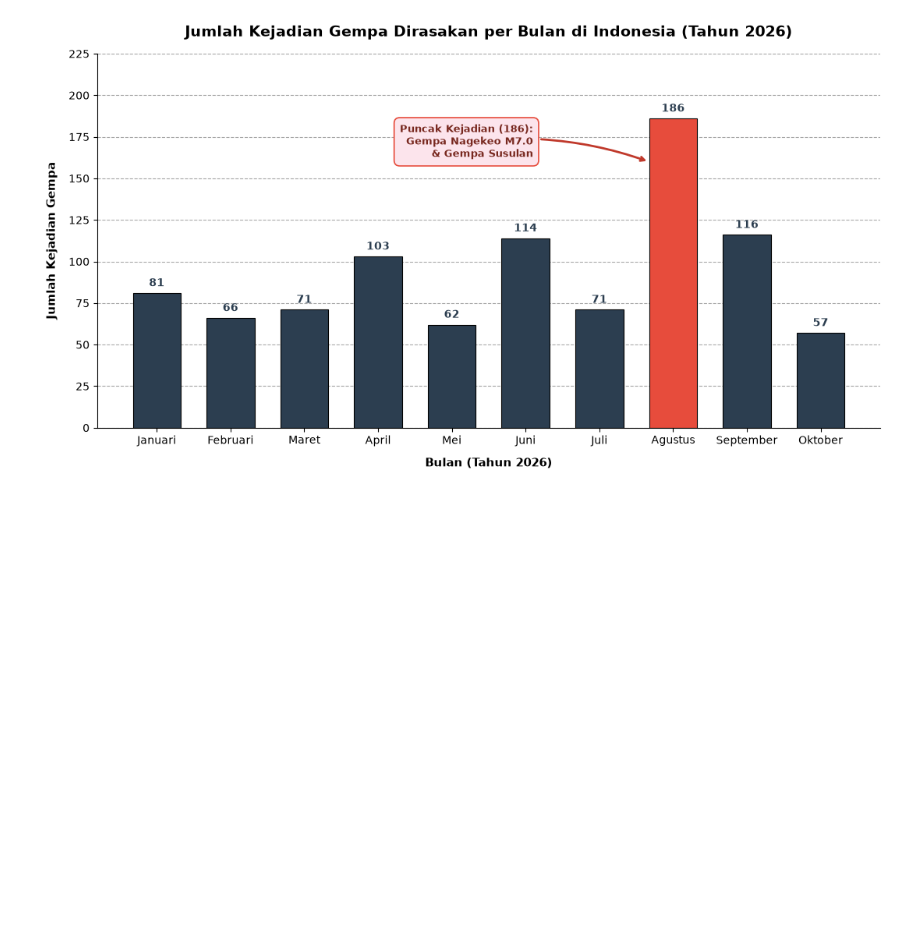
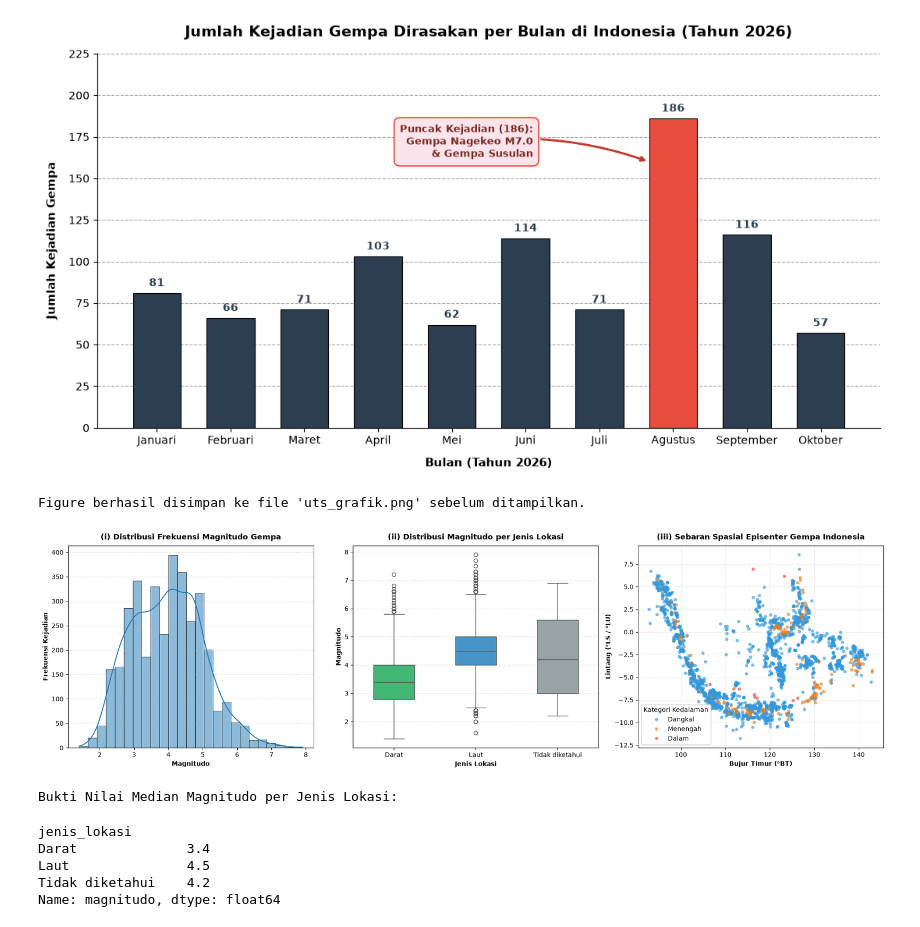
Before and after one commit to G-than12/DV-08-BMKG-EARTHQUAKE-ANALYSIS, a Jupyter notebook: UTS_60324059_GathanHilabi_VD(A).ipynb, the cells around one changed output. Cells and saved outputs as stored; diff of their text form; code cells hidden in the pictures; blank space fills up the shorter version.

Commit message:
feat(viz): add three-panel Seaborn visualization and export uts_grafik.png (B4.2)

```diff
--- a/UTS_60324059_GathanHilabi_VD(A).ipynb
+++ b/UTS_60324059_GathanHilabi_VD(A).ipynb
@@ -404,3 +404,83 @@ plt.tight_layout()
 plt.show()
 # %% [output]
 [figure]
+# %%
+# B4.2: Tiga Panel Seaborn (1 baris x 3 kolom)
+fig, axes = plt.subplots(1, 3, figsize=(19, 5.5))
+
+# (i) Panel 1: Histogram magnitudo dengan KDE (bins = 25)
+sns.histplot(
+    data=df_bersih,
+    x='magnitudo',
+    bins=25,
+    kde=True,
+    color='#1f77b4',
+    edgecolor='black',
+    linewidth=0.5,
+    ax=axes[0]
+)
+axes[0].set_title('(i) Distribusi Frekuensi Magnitudo Gempa', fontsize=12, fontweight='bold', pad=10)
+axes[0].set_xlabel('Magnitudo', fontsize=10, fontweight='bold')
+axes[0].set_ylabel('Frekuensi Kejadian', fontsize=10, fontweight='bold')
+axes[0].grid(axis='y', linestyle=':', alpha=0.6)
+
+# (ii) Panel 2: Boxplot magnitudo per jenis_lokasi (urutan Darat, Laut, Tidak diketahui)
+urutan_lokasi = ['Darat', 'Laut', 'Tidak diketahui']
+palet_lokasi = {'Darat': '#2ecc71', 'Laut': '#3498db', 'Tidak diketahui': '#95a5a6'}
+
+sns.boxplot(
+    data=df_bersih,
+    x='jenis_lokasi',
+    y='magnitudo',
+    order=urutan_lokasi,
+    hue='jenis_lokasi',
+    palette=palet_lokasi,
+    legend=False,
+    width=0.5,
+    ax=axes[1]
+)
+axes[1].set_title('(ii) Distribusi Magnitudo per Jenis Lokasi', fontsize=12, fontweight='bold', pad=10)
+axes[1].set_xlabel('Jenis Lokasi', fontsize=10, fontweight='bold')
+axes[1].set_ylabel('Magnitudo', fontsize=10, fontweight='bold')
+axes[1].grid(axis='y', linestyle=':', alpha=0.6)
+
+# (iii) Panel 3: Scatter plot bujur vs lintang berdasarkan kategori_kedalaman
+palet_kedalaman = {'Dangkal': '#3498db', 'Menengah': '#e67e22', 'Dalam': '#e74c3c'}
+urutan_kedalaman = ['Dangkal', 'Menengah', 'Dalam']
+
+sns.scatterplot(
+    data=df_bersih,
+    x='bujur',
+    y='lintang',
+    hue='kategori_kedalaman',
+    hue_order=urutan_kedalaman,
+    palette=palet_kedalaman,
+    alpha=0.65,
+    s=28,
+    edgecolor='none',
+    ax=axes[2]
+)
+axes[2].set_title('(iii) Sebaran Spasial Episenter Gempa Indonesia', fontsize=12, fontweight='bold', pad=10)
+axes[2].set_xlabel('Bujur Timur (°BT)', fontsize=10, fontweight='bold')
+axes[2].set_ylabel('Lintang (°LS / °LU)', fontsize=10, fontweight='bold')
+axes[2].legend(title='Kategori Kedalaman', loc='lower left', framealpha=0.9)
+axes[2].grid(True, linestyle=':', alpha=0.6)
+
+# Gunakan tight_layout() dan simpan figure sebagai uts_grafik.png sebelum menampilkannya
+plt.tight_layout()
+fig.savefig('uts_grafik.png', dpi=300, bbox_inches='tight')
+print("Figure berhasil disimpan ke file 'uts_grafik.png' sebelum ditampilkan.")
+plt.show()
+
+# Menampilkan bukti nilai median magnitudo per jenis lokasi
+print("\nBukti Nilai Median Magnitudo per Jenis Lokasi:")
+display(df_bersih.groupby('jenis_lokasi')['magnitudo'].median())
+# %% [output]
+Figure berhasil disimpan ke file 'uts_grafik.png' sebelum ditampilkan.
+[figure, added]
+Bukti Nilai Median Magnitudo per Jenis Lokasi:
+jenis_lokasi
+Darat              3.4
+Laut               4.5
+Tidak diketahui    4.2
+Name: magnitudo, dtype: float64
```
Also changed, not shown: parts of 1 cell of this notebook, 1 other file.
